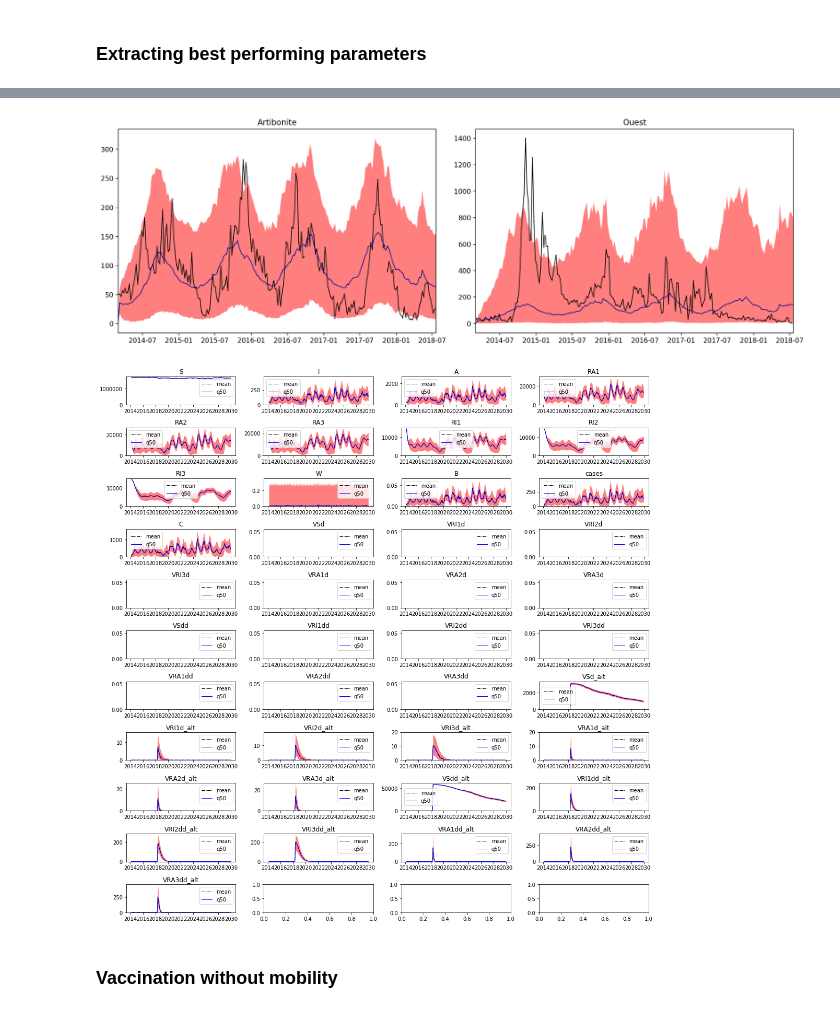
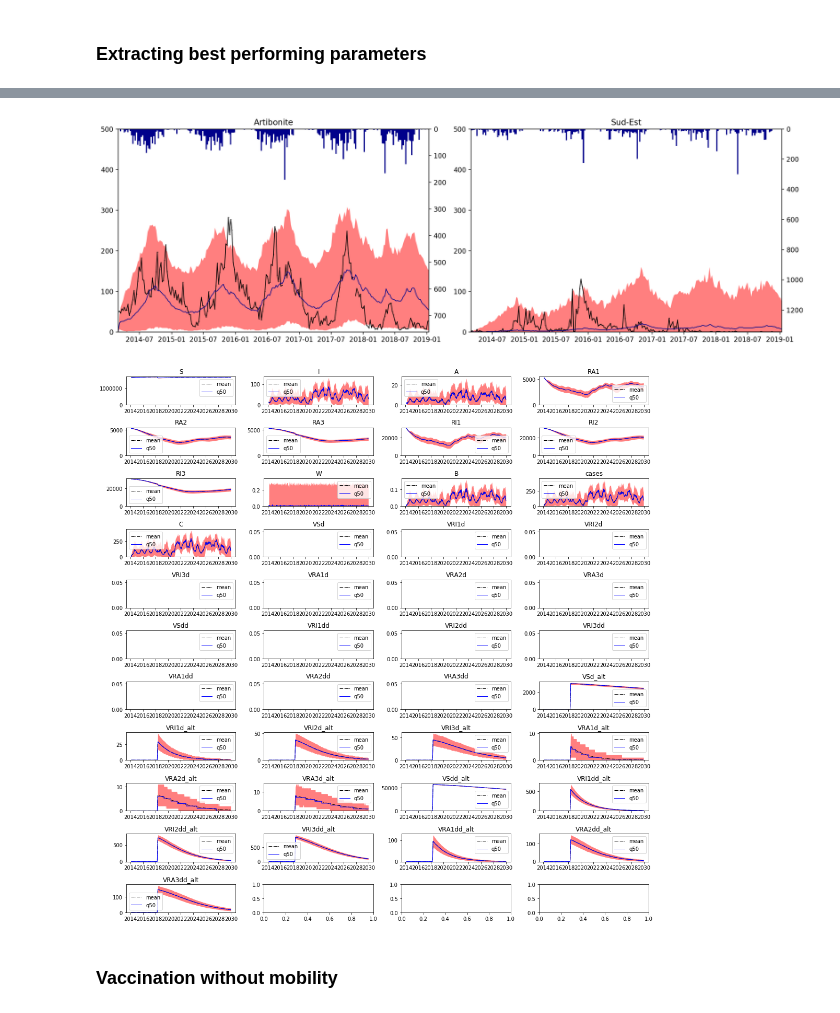
Before and after one commit to jcblemai/haiti-mass-ocv-campaign, a Jupyter notebook: forecast.ipynb, the cells around one changed output, grey strips where cells are left out. Drawn from its saved outputs; the diff is of its cells as text; code cells hidden in the pictures.

Commit message:
Solved negative parameter bug and updated result notebbok

```diff
--- a/forecast.ipynb
+++ b/forecast.ipynb
@@ -13,7 +13,7 @@ import os
 from rpy2.robjects import pandas2ri
 pandas2ri.activate()
 
-output_dir = 'output_14-20-restart/'
+output_dir = 'output_14-21-newdata/'
 #output_dir = 'output/'
 
 dept_avail = os.listdir(output_dir)
@@ -35,7 +35,7 @@ input_parameters = yaml.load(stream)
 dept_name = [list(pop.keys())[0] for pop in input_parameters['population']]
 
 t_start = input_parameters['t_start']
-t_for = datetime.date(2029,12,21)
+t_for = datetime.date(2029,12,20)
 
 # computes precipitation sample
 def project_rain(rainfall, tf):
@@ -68,8 +68,8 @@ rain_prj = project_rain(rainfall, t_for)
 rain = pd.concat((rainfall, rain_prj))
 rain.to_csv('haiti-data/proj/rainfall.csv', index_label = 'date')
 # %%
-nsim = 10
-run_lvl = 2
+nsim = 1000
+run_lvl = 4
 # %% [markdown]
 ### Extracting best performing parameters
 # %%
@@ -141,32 +141,30 @@ params_disp
 # %%
 ti = input_parameters['t_start']
-#ti = input_parameters['t_end']
-tf = t_for
-tf = datetime.date(2018,7,21)
+tf = input_parameters['t_end']
+#tf = t_for
+#tf = datetime.date(2018,7,21)
 
 fig, axes = plt.subplots((len(all_data))//2, 2, figsize=(15,5), squeeze = True, dpi = 200);
 fig.patch.set_facecolor('white')
 axes = axes.flatten();
 for i, dp in enumerate(dept_avail):
 #for i, dp in enumerate(['Artibonite', 'Nord-Est', 'Ouest']):
 
-    #axt =  axes[i].twinx()
+    axt =  axes[i].twinx()
     axes[i].plot(cases[dp][t_start:][ti:tf], marker='.', linestyle='-',color='k', linewidth=1, markersize=1 )
     axes[i].fill_between(all_data[dp]['cases']['q05'][ti:tf].index, all_data[dp]['cases']['q05'][ti:tf], all_data[dp]['cases']['q95'][ti:tf], alpha = .5, color = 'red', linewidth = 0)
-    #axes[i].plot(all_data[dp]['cases']['mean'], linewidth=1, alpha = 1,linestyle='-.', color = 'black')
     axes[i].plot(all_data[dp]['cases']['q50'][ti:tf], alpha = 1,linestyle='-', linewidth = 1, color = 'darkblue')
-    #axt.bar(pd.date_range(t_start,t_for, freq='W-SAT')[ti:tf].date, rain[dp].resample('W-SAT').sum()[t_start:t_for][ti:tf],
-    #            label = r'Rainfall', color = 'darkblue', width=7, alpha = 1)
+    axt.bar(pd.date_range(ti,tf, freq='W-SAT').date, rain[dp].resample('W-SAT').sum()[ti:tf], label = r'Rainfall', color = 'darkblue', width=7, alpha = 1)
 
     axes[i].set_title(dp)
-    #axes[i].set_ylim(0, 300)
-    #axt.set_ylim(2*max(rain[dp].resample('W-SAT').sum()[t_start:t_for]),0) # check if only reverse y
+    axes[i].set_ylim(0, 500)
+    axt.set_ylim(4*max(rain[dp].resample('W-SAT').sum()[t_start:t_for]),0) # check if only reverse y
     axes[i].set_xlim(ti, tf)
     #axes[i].legend()
 
 fig.tight_layout()
 # %% [output]
-[figure, old version]
+[figure, new version]
 # %%
 import seaborn as sns
 sns.pairplot(params_disp, markers = '.')
@@ -184,7 +182,7 @@ for i, comp in enumerate(compartments):
 
 fig.tight_layout()
 # %% [output]
-[figure, old version]
+[figure, new version]
 # %%
 class VaccinationScenario():
 
```
Also changed, not shown: parts of 5 cells of this notebook, 2 other files.
